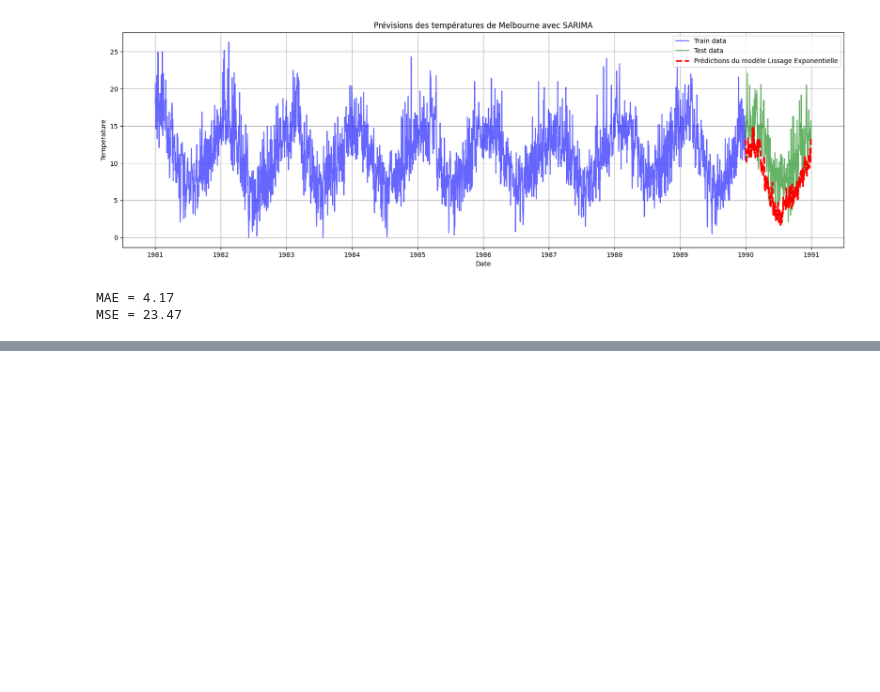
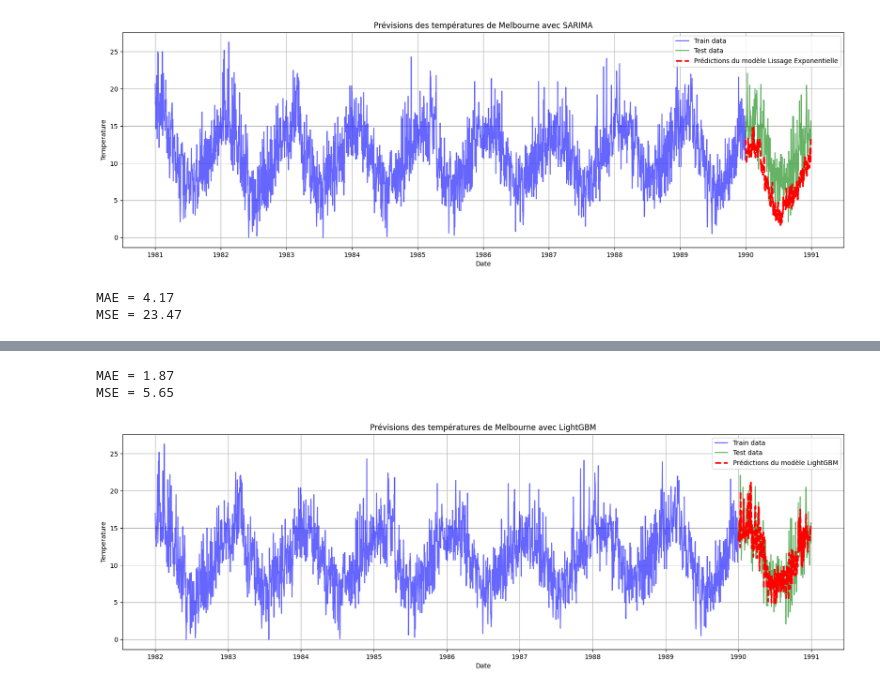
Before and after one commit to RajaaLebnaiti/100-Days-of-Data-Science, a Jupyter notebook: Time Series/Projets/Projet 1 Daily Minimum Temperatures in Melbourne/Daily Minimum Temperatures in Melbourne.ipynb, the cells around one changed output, grey strips where cells are left out. Saved outputs shown, nothing was run; the diff lists cells and outputs as text; code cells hidden in the pictures; blank space fills up the shorter version.

Commit message:
ajout du modèle light gradient boosting machine

```diff
--- a/Time Series/Projets/Projet 1 Daily Minimum Temperatures in Melbourne/Daily Minimum Temperatures in Melbourne.ipynb
+++ b/Time Series/Projets/Projet 1 Daily Minimum Temperatures in Melbourne/Daily Minimum Temperatures in Melbourne.ipynb
@@ -392,0 +405,5 @@ MSE = 23.47
+# %%
+# séparation en train et test
+train_ml = df_ml.loc[:'1989-12-31'] # 9 ans du 01-01-1981 à 31-12-1989
+
+test_ml = df_ml.loc['1990-01-01':]  # 1 ans du 01-01-1990 à 31-12-1990
@@ -392,0 +414,8 @@ MSE = 23.47
+# %%
+# division des données en features et target
+
+X_train = train_ml.drop(columns= ["Temperature"])
+y_train = train_ml['Temperature']
+
+X_test = test_ml.drop(columns= ['Temperature'])
+y_test = test_ml['Temperature']
@@ -392,0 +424,4 @@ MSE = 23.47
+# %%
+model_lgb = lgb.LGBMRegressor(random_state= 42, n_estimators= 150)
+
+model_lgb.fit(X_train, y_train)
@@ -392,0 +436,6 @@ MSE = 23.47
+# %%
+# Prédictions
+predictions_lgb = model_lgb.predict(X_test)
+predictions_lgb = pd.Series(predictions_lgb, index= y_test.index)
+
+predictions_lgb
@@ -392,0 +458,24 @@ MSE = 23.47
+# %%
+mae = mean_absolute_error(y_true= y_test, y_pred= predictions_lgb)
+mse = mean_squared_error(y_true= y_test, y_pred= predictions_lgb)
+
+print(f"MAE = {mae:.2f}")
+print(f"MSE = {mse:.2f}")
+# %% [output]
+MAE = 1.87
+MSE = 5.65
+# %%
+plt.figure(figsize=(20, 6))
+
+plt.plot(y_train, label= "Train data", color= "blue", alpha= 0.6)
+plt.plot(y_test, label = "Test data", color= "green", alpha= 0.6)
+plt.plot(predictions_lgb, label="Prédictions du modèle LightGBM", color= "red", linestyle= "--", linewidth= 2.5)
+
+plt.xlabel("Date")
+plt.ylabel("Temperature")
+plt.title("Prévisions des températures de Melbourne avec LightGBM")
+plt.legend()
+plt.grid(True)
+plt.show()
+# %% [output]
+[figure, added]
```
Also changed, not shown: parts of 27 cells of this notebook.
